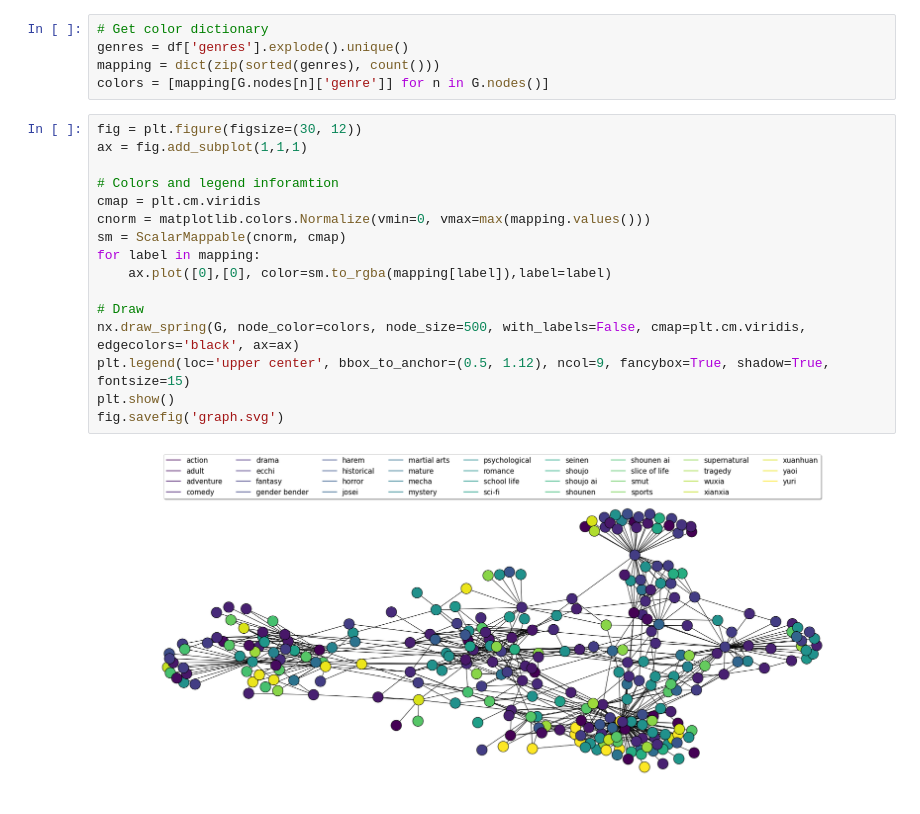
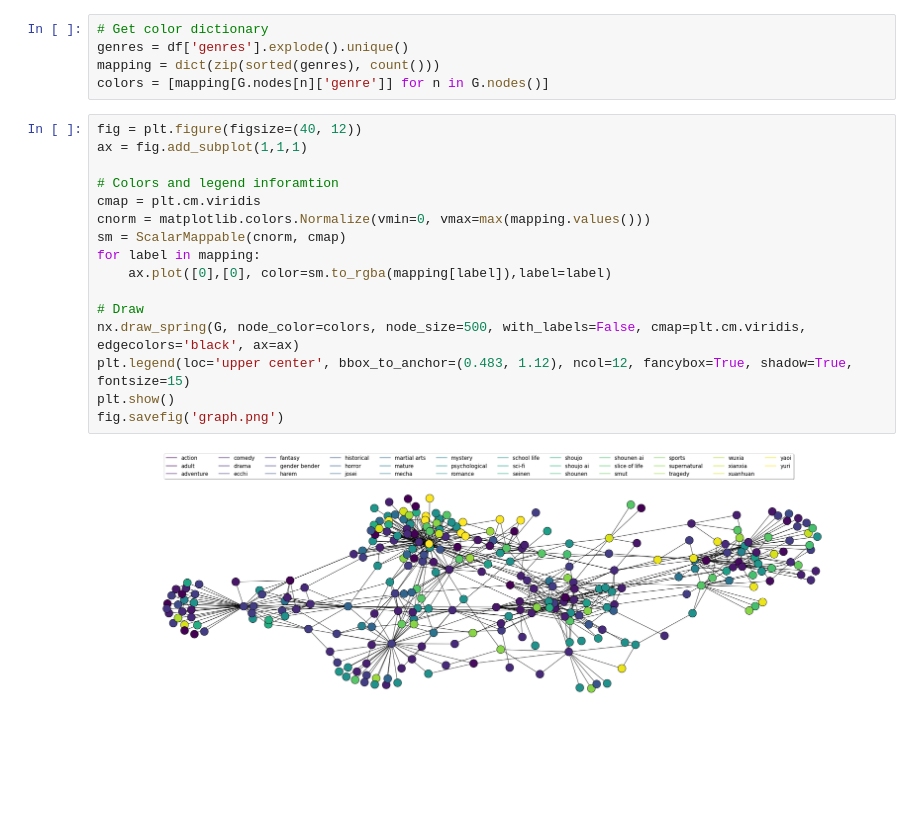
Before and after one commit to shaido987/novel-dataset, a Jupyter notebook: create_graph.ipynb, the cells around one changed output. Saved outputs shown, nothing was run; the diff lists cells and outputs as text; blank space fills up the shorter version.

Commit message:
Update graph to png

```diff
--- a/create_graph.ipynb
+++ b/create_graph.ipynb
@@ -64,20 +64,20 @@ genres = df['genres'].explode().unique()
 mapping = dict(zip(sorted(genres), count()))
 colors = [mapping[G.nodes[n]['genre']] for n in G.nodes()]
 # %%
-fig = plt.figure(figsize=(30, 12))
+fig = plt.figure(figsize=(40, 12))
 ax = fig.add_subplot(1,1,1)
 
 # Colors and legend inforamtion
 cmap = plt.cm.viridis
 cnorm = matplotlib.colors.Normalize(vmin=0, vmax=max(mapping.values()))
 sm = ScalarMappable(cnorm, cmap)
 for label in mapping:
     ax.plot([0],[0], color=sm.to_rgba(mapping[label]),label=label)
 
 # Draw
 nx.draw_spring(G, node_color=colors, node_size=500, with_labels=False, cmap=plt.cm.viridis, edgecolors='black', ax=ax)
-plt.legend(loc='upper center', bbox_to_anchor=(0.5, 1.12), ncol=9, fancybox=True, shadow=True, fontsize=15)
+plt.legend(loc='upper center', bbox_to_anchor=(0.483, 1.12), ncol=12, fancybox=True, shadow=True, fontsize=15)
 plt.show()
-fig.savefig('graph.svg')
+fig.savefig('graph.png')
 # %% [output]
-[figure, old version]
+[figure, new version]
```
Also changed, not shown: 1 other file.
